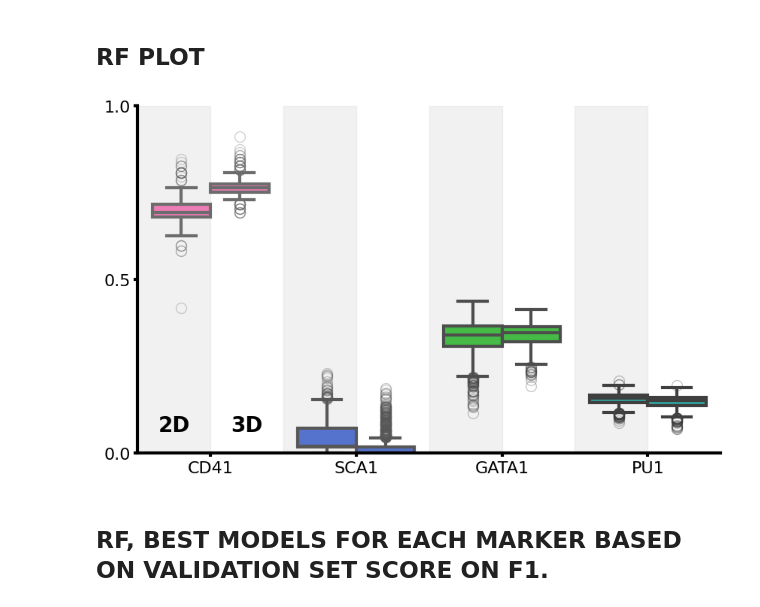
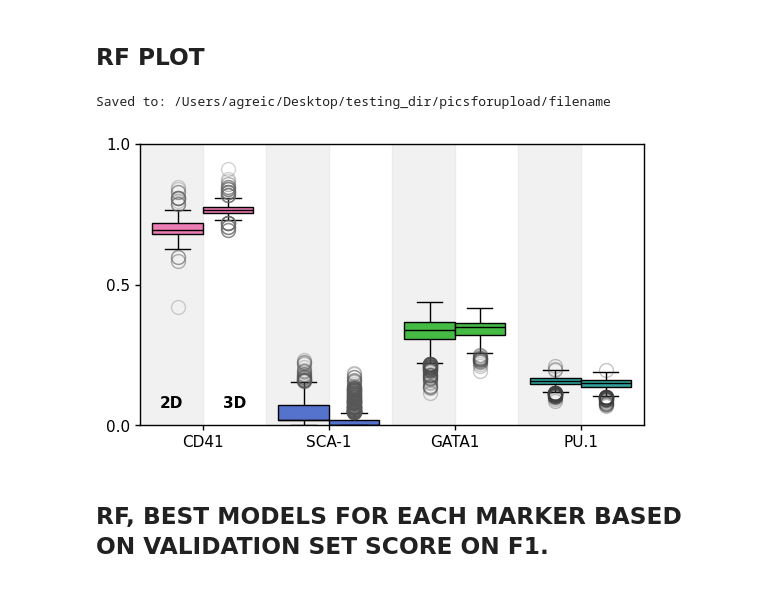
Before and after one commit to dsethz/cell-classification, a Jupyter notebook: Analysis/analyze_baseline.ipynb, the cells around one changed output. Drawn from its saved outputs; the diff is of its cells as text; code cells hidden in the pictures.

```diff
--- a/Analysis/analyze_baseline.ipynb
+++ b/Analysis/analyze_baseline.ipynb
@@ -4,7 +4,7 @@
 ## INPUTS
 
 # Where to save the plots:
-output_folder = "/Users/agreic/Desktop/Project/"
+output_folder = "/Users/agreic/Desktop/testing_dir/picsforupload"
 # %%
 import pandas as pd
 import matplotlib.pyplot as plt
@@ -331,6 +331,13 @@ print(df)
 # plt.show()
 
 # print(df[df['Marker'] == 'CD41'])
+# %%
+# Figure size standartization
+fig_width = 6.5
+fig_height = 6.5 * 9 / 16
+
+fontsize= 11
+linewidth = 1
 # %% [markdown]
 ## LOGREG PLOT
 # %%
@@ -498,6 +526,9 @@ plt.show()
 # %% [markdown]
 ## RF PLOT
 # %%
+# metric = 'accuracy'
+metric = 'f1_score'
+
 # For rf, we first sort all the csv files by the f1 score.
 for key in rf_dict:
     rf_dict[key] = rf_dict[key].sort_values(by="f1_score", ascending=False)
@@ -543,10 +574,8 @@ plot_df = melted_rf_df[melted_rf_df["dataset"] == "val"]
 # print(plot_df)
 
 assert len(plot_df) == len(rf_df) * 4 / 2
-
 # Throw out clutter we dont need for plotting
-# plot_df = plot_df[(plot_df['Metric'] == 'accuracy')] # TODO Change the filtering here to metric of interest.
-plot_df = plot_df[(plot_df['Metric'] == 'f1_score')] # TODO Change the filtering here to metric of interest.
+plot_df = plot_df[(plot_df['Metric'] == metric)] # TODO Change the filtering here to metric of interest.
 plot_df.drop(columns=['dataset'], inplace=True)
 # Create ColorKey for the markers and Dimension
 plot_df['ColorKey'] = plot_df['Marker'] + "_" + plot_df['Dimension']
@@ -568,15 +597,15 @@ palette = {
     "None_3D": "#ffffff"
 }
 
-fig, ax = plt.subplots(figsize=(10, 6))
+fig, ax = plt.subplots(figsize=(fig_width, fig_height))
 
 # Add shading behind 2D plots
 ax.axvspan(xmin=.5, xmax=1, color='lightgrey', alpha=0.3)  # Adjust x-range for shading as needed
 ax.axvspan(xmin=-.5, xmax=0, color='lightgrey', alpha=0.3)  # Adjust x-range for shading as needed
 ax.axvspan(xmin=1.5, xmax=2, color='lightgrey', alpha=0.3)  # Adjust x-range for shading as needed
 ax.axvspan(xmin=2.5, xmax=3, color='lightgrey', alpha=0.3)  # Adjust x-range for shading as needed
-plt.text(-.25, 0.05, '2D', color='black', fontsize=20, weight='bold', ha='center', va='bottom')
-plt.text(.25, 0.05, '3D', color='black', fontsize=20, weight='bold', ha='center', va='bottom')
+plt.text(-.25, 0.05, '2D', color='black', fontsize=fontsize, weight='bold', ha='center', va='bottom')
+plt.text(.25, 0.05, '3D', color='black', fontsize=fontsize, weight='bold', ha='center', va='bottom')
 
 # print(plot_df['Marker'].unique())   # ['PU1' 'SCA1' 'GATA1' 'CD41']
 
@@ -599,45 +628,53 @@ for key in ['CD41', 'SCA1', 'GATA1', 'PU1']:
         hue='Dimension',
         palette=color,
         dodge=True,
         ax=ax,
-        linewidth=3,
-        flierprops=dict(marker='o', markersize=10, alpha=0.3, color='black')
-
+        linewidth= linewidth,
+        boxprops=dict(alpha=1, edgecolor='black', linewidth= linewidth),
+        flierprops=dict(marker='o', markersize=10, alpha=.3, color='black', linestyle='none'),
+        medianprops=dict(color="black", linewidth= linewidth),
+        whiskerprops=dict(color='black', linewidth= linewidth),
+        capprops=dict(color='black', linewidth= linewidth)
         # log_scale=True
     )
 
 # Set y-ticks to specific values
 plt.yticks([0, 0.5, 1])  # Set y-ticks to 0, 0.5, and 1
 # Set limits for y-axis
 plt.ylim(0, 1)
 
 # Remove the grid
 plt.grid(False)
 
 # Thicker axes and ticks
 ax = plt.gca()  # Get current axes
-ax.spines['top'].set_linewidth(0)
-ax.spines['right'].set_linewidth(0)
-ax.spines['left'].set_linewidth(3)
-ax.spines['bottom'].set_linewidth(3)
-ax.tick_params(axis='both', width=3)  # Set tick width
+ax.spines['top'].set_linewidth(linewidth)
+ax.spines['right'].set_linewidth(linewidth)
+ax.spines['left'].set_linewidth(linewidth)
+ax.spines['bottom'].set_linewidth(linewidth)
+ax.tick_params(axis='both', width=linewidth)  # Set tick width
 plt.legend().set_visible(False) # Remove legend
 
 # Remove x-axis and y-axis label
 plt.xlabel('')
 plt.ylabel('')
 
 # Set fontsize for x and y ticks
-plt.xticks(fontsize=16)
-plt.yticks(fontsize=16)
+plt.xticks(fontsize=fontsize, ticks=[0,1,2,3], labels=['CD41', 'SCA-1', 'GATA1', 'PU.1'])
+plt.yticks(fontsize=fontsize)
 
 # Set spine colors to black
 ax.spines['left'].set_color('black')
 ax.spines['bottom'].set_color('black')
-
+if metric == 'accuracy':
+    plt.savefig(os.path.join(output_folder, "rf_acc.svg"))  # Saves as SVG format
+elif metric == 'f1_score':
+    plt.savefig(os.path.join(output_folder, "rf_f1.svg"))
+print(f"Saved to: {os.path.join(output_folder, "filename")}")
 plt.show()
 # %% [output]
+Saved to: /Users/agreic/Desktop/testing_dir/picsforupload/filename
-[figure, old version]
+[figure, new version]
 # %% [markdown]
 ## RF, BEST MODELS FOR EACH MARKER BASED ON VALIDATION SET SCORE ON F1.
 # %%
```
Also changed, not shown: parts of 5 cells of this notebook, 40 other files.
